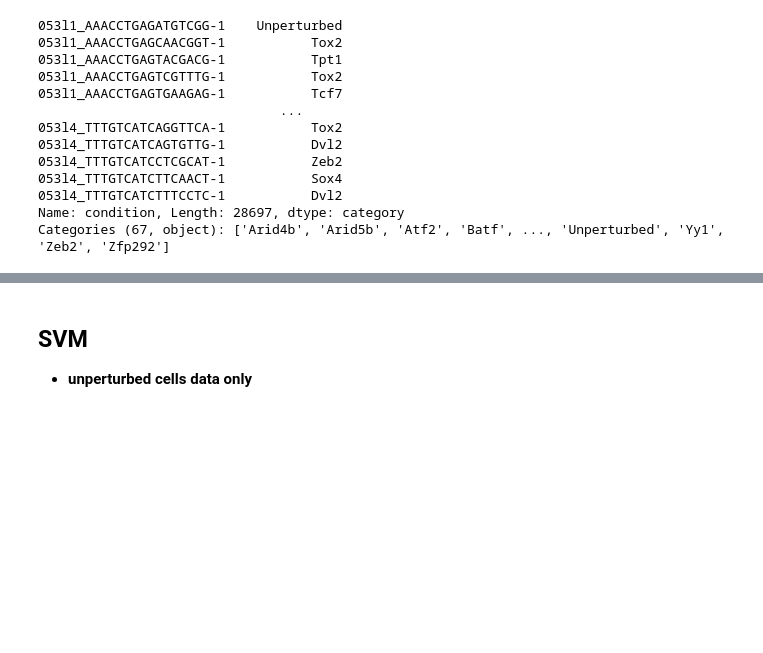
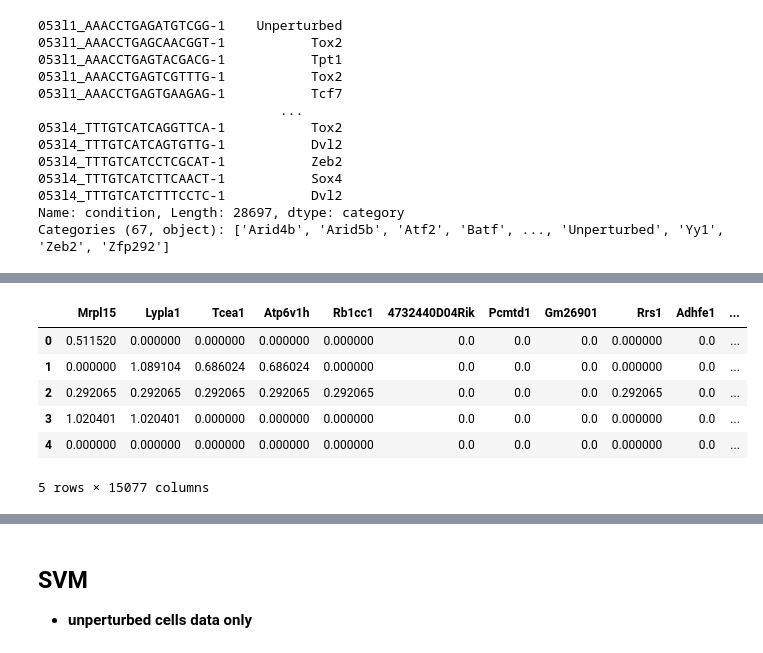
Before and after one commit to amandakhoo/CIDS2023, a Jupyter notebook: classifer.ipynb, the cells around one changed output, grey strips where cells are left out. Cells and saved outputs as stored; diff of their text form; code cells hidden in the pictures; blank space fills up the shorter version.

```diff
--- a/classifer.ipynb
+++ b/classifer.ipynb
@@ -126,3 +117,13 @@ filter(df_unpert)
+# %%
+pd.read_csv('./data/unperturbed_gene_expression.csv').head()
+# %% [output]
+|  | Mrpl15 | Lypla1 | Tcea1 | Atp6v1h | Rb1cc1 | 4732440D04Rik | Pcmtd1 | Gm26901 | Rrs1 | Adhfe1 | ... |
+| 0 | 0.511520 | 0.000000 | 0.000000 | 0.000000 | 0.000000 | 0.0 | 0.0 | 0.0 | 0.000000 | 0.0 | ... |
+| 1 | 0.000000 | 1.089104 | 0.686024 | 0.686024 | 0.000000 | 0.0 | 0.0 | 0.0 | 0.000000 | 0.0 | ... |
+| 2 | 0.292065 | 0.292065 | 0.292065 | 0.292065 | 0.292065 | 0.0 | 0.0 | 0.0 | 0.292065 | 0.0 | ... |
+| 3 | 1.020401 | 1.020401 | 0.000000 | 0.000000 | 0.000000 | 0.0 | 0.0 | 0.0 | 0.000000 | 0.0 | ... |
+| 4 | 0.000000 | 0.000000 | 0.000000 | 0.000000 | 0.000000 | 0.0 | 0.0 | 0.0 | 0.000000 | 0.0 | ... |
+5 rows × 15077 columns
 # %%
 df_unpert_labels = adata.obs['state'].filter(unpert_sample_in, axis = 0)
 # %%
```
Also changed, not shown: parts of 8 cells of this notebook, 6 other files.
